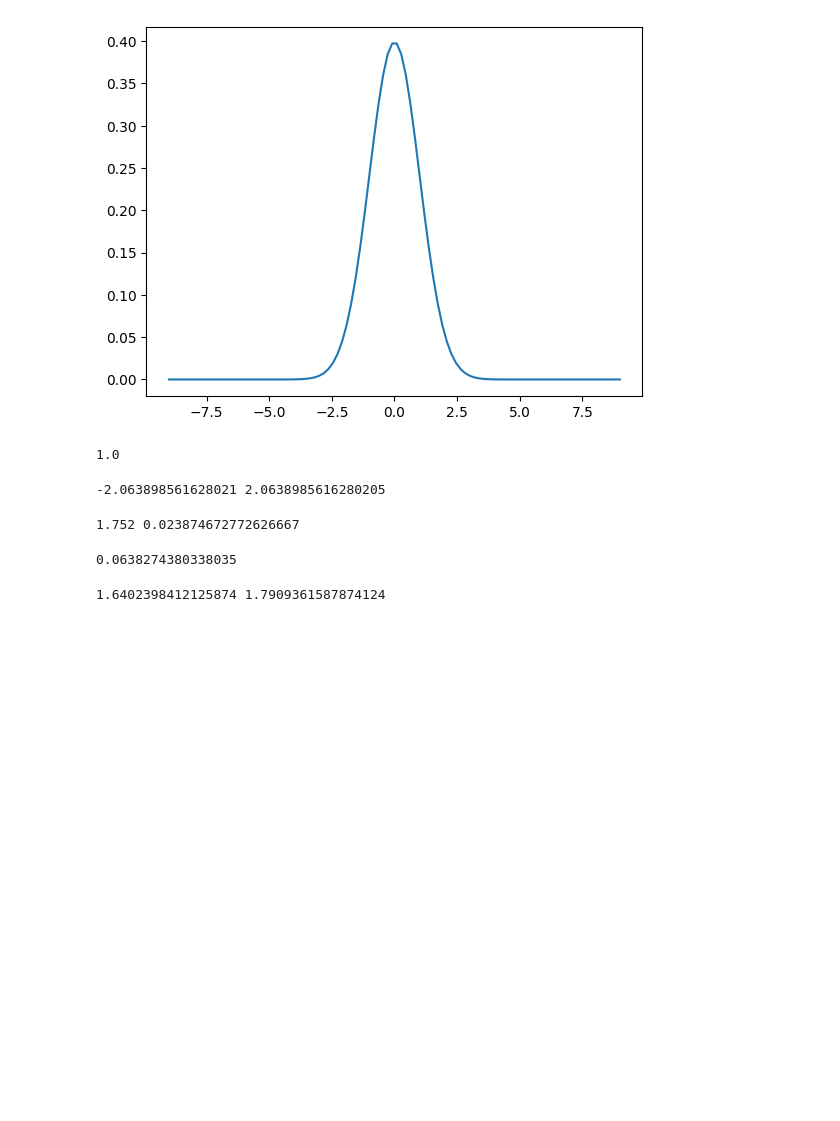
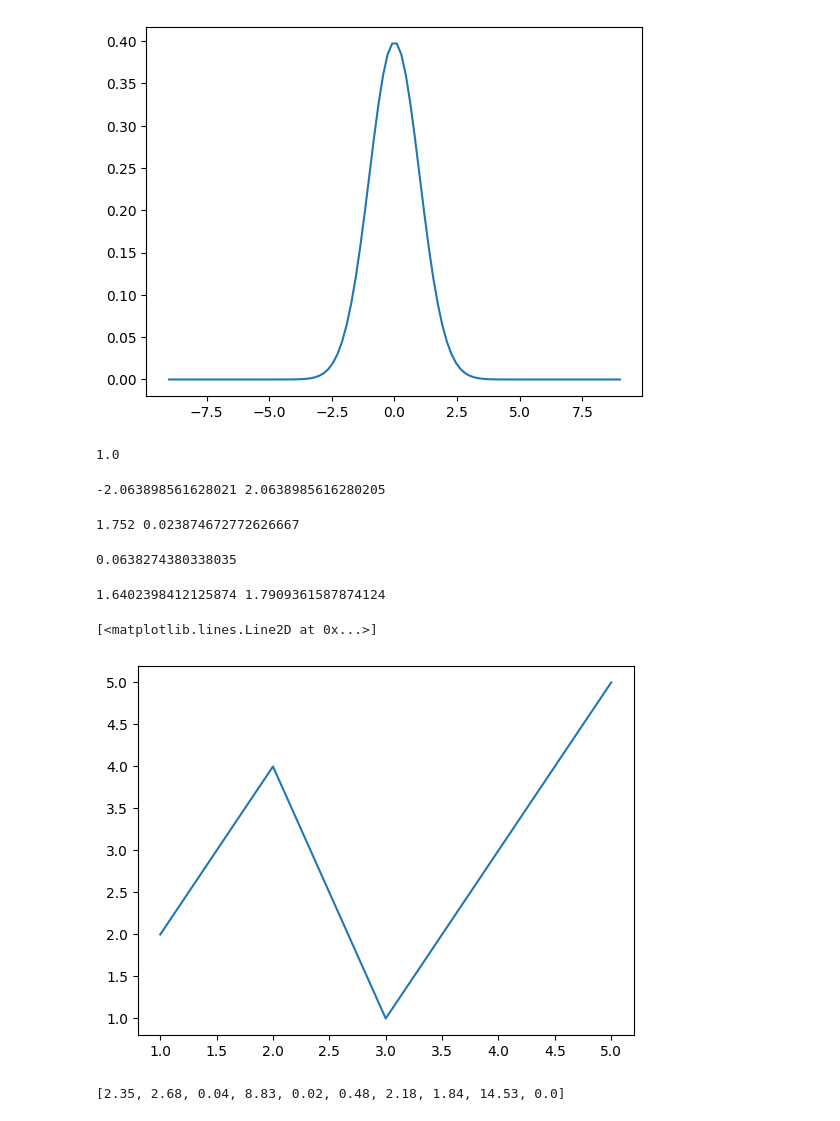
Before and after one commit to newtoallofthis123/math, a Jupyter notebook: code/learning/test1.ipynb, the cells around one changed output. Cells and saved outputs as stored; diff of their text form; code cells hidden in the pictures; blank space fills up the shorter version.

```diff
--- a/code/learning/test1.ipynb
+++ b/code/learning/test1.ipynb
@@ -72,3 +72,32 @@ upper = norm.ppf(0.995, mean, std_dev)
 print(lower, upper)
 # %% [output]
 1.6402398412125874 1.7909361587874124
+# %%
+import matplotlib.pyplot as plt
+
+x = [1, 2, 3, 4, 5]
+y = [2, 4, 1, 3, 5]
+
+plt.plot(x, y)
+# %% [output]
+[<matplotlib.lines.Line2D at 0x...>]
+[figure, added]
+# %%
+import pandas as pd
+import math
+
+df = pd.read_csv("../data.csv", delimiter=",").itertuples()
+
+residuals = []
+
+m = 1.832
+b = 4.7
+
+for point in df:
+    actual = point.y
+    predicted = m*point.x + b
+    residuals.append(round(math.pow(actual - predicted, 2), 2))
+
+print(residuals)
+# %% [output]
+[2.35, 2.68, 0.04, 8.83, 0.02, 0.48, 2.18, 1.84, 14.53, 0.0]
```
Also changed, not shown: parts of 2 cells of this notebook, 5 other files.
